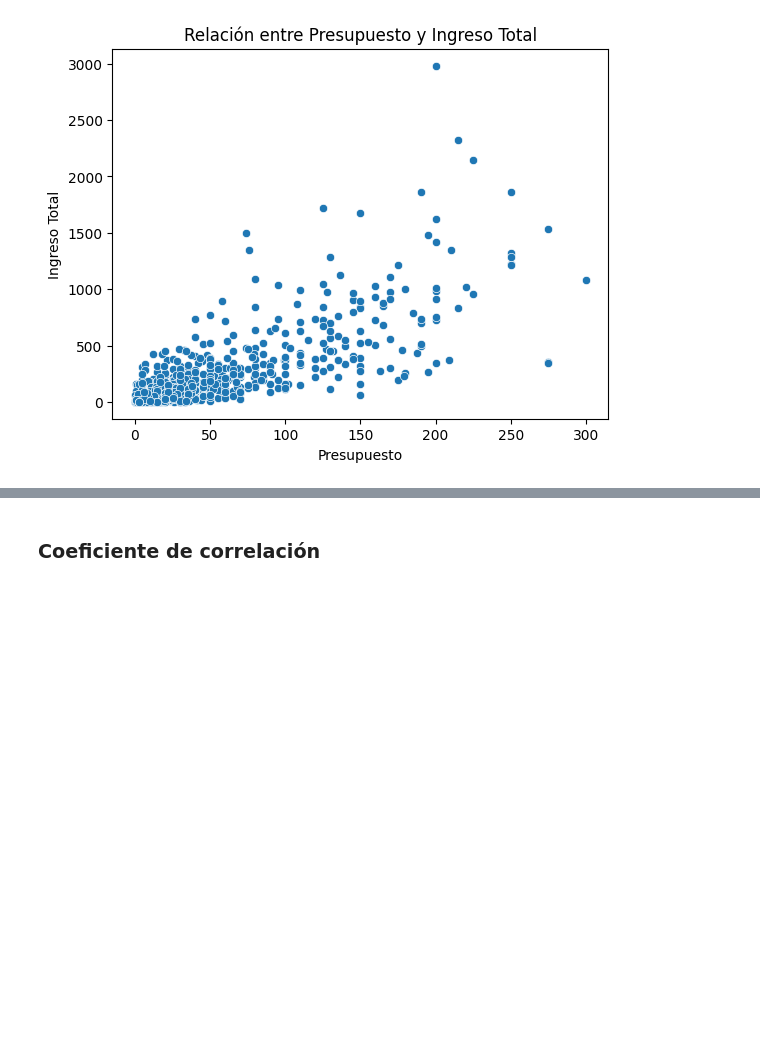
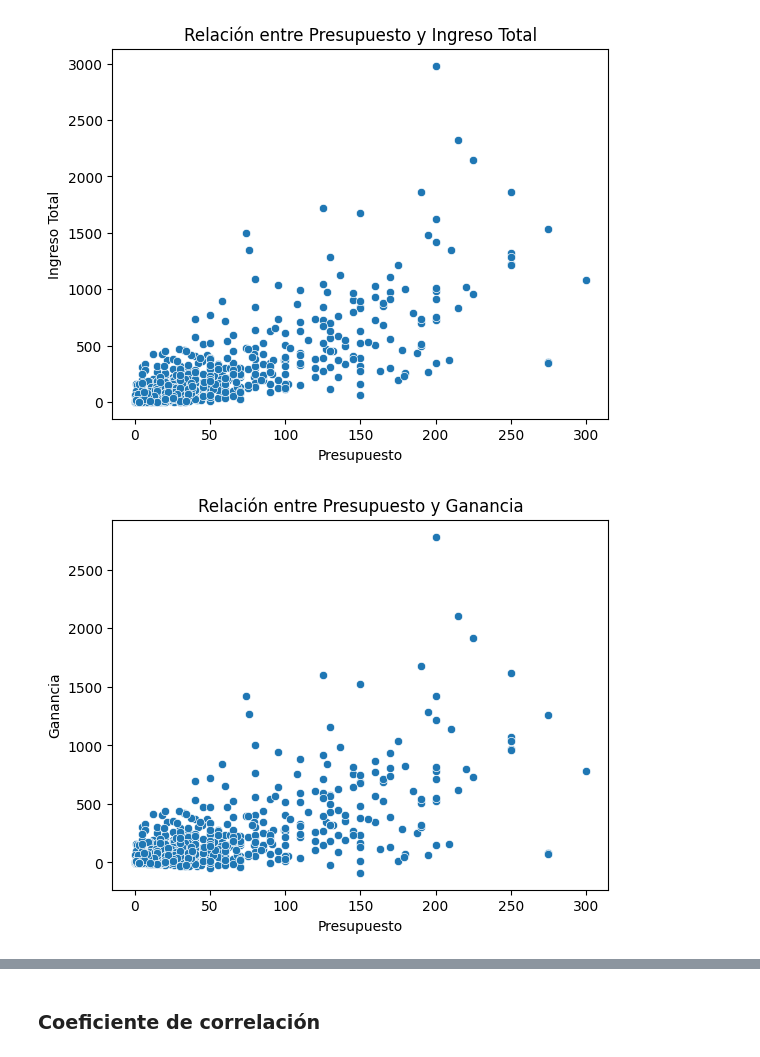
Before and after one commit to hfelizzola/Curso-Fundamentos-Ciencia-de-Datos-Fontebo, a Jupyter notebook: 3_Python_Análisis_Exploratorio_de_Datos.ipynb, the cells around one changed output, grey strips where cells are left out. Cells and saved outputs as stored; diff of their text form; code cells hidden in the pictures; blank space fills up the shorter version.

```diff
--- a/3_Python_Análisis_Exploratorio_de_Datos.ipynb
+++ b/3_Python_Análisis_Exploratorio_de_Datos.ipynb
@@ -669,0 +684,9 @@ plt.show()
+# %%
+# Gráfico de dispersión: Presupuesto vs ganancia
+sns.scatterplot(x=datos['presupuesto'], y=datos['ganancia'])
+plt.xlabel('Presupuesto')
+plt.ylabel('Ganancia')
+plt.title('Relación entre Presupuesto y Ganancia')
+plt.show()
+# %% [output]
+[figure, added]
```
Also changed, not shown: parts of 16 cells of this notebook.
